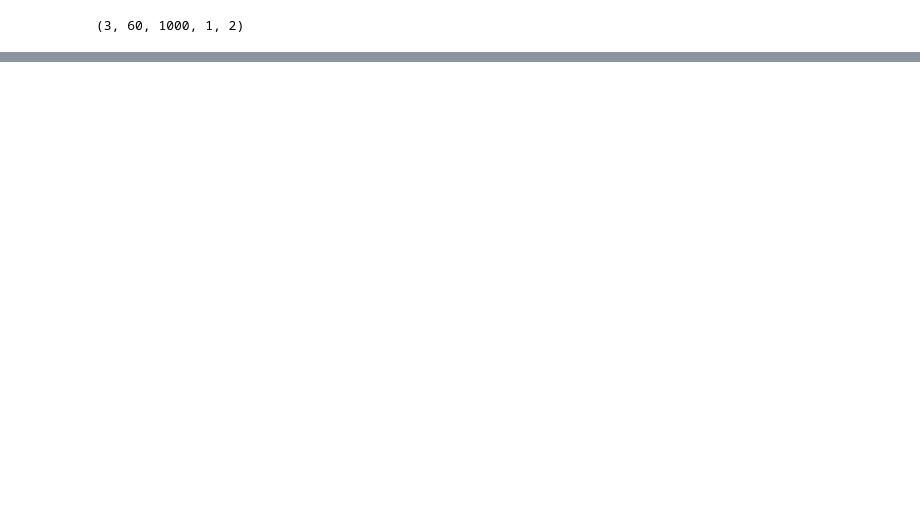
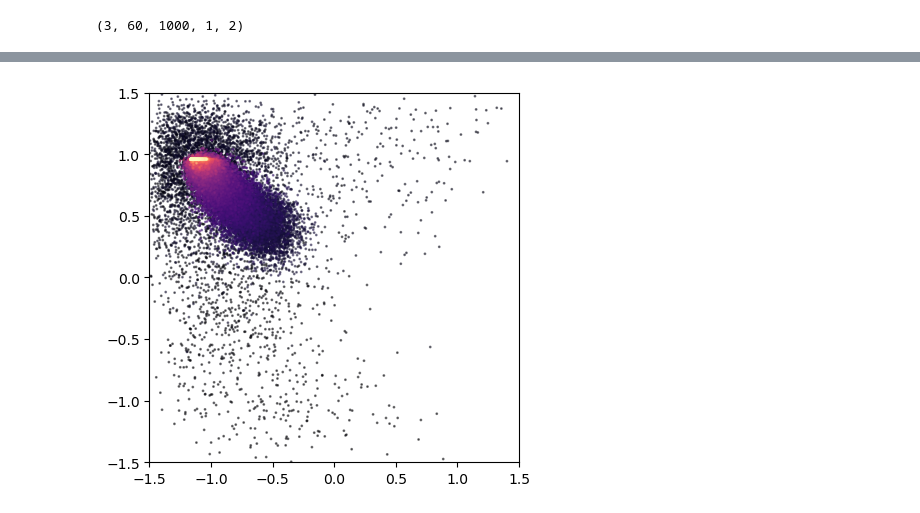
Before and after one commit to AtharvSuryawanshi/Dual_Pathway_RL_songbird, a Jupyter notebook: Figures/Figure_7.ipynb, the cells around one changed output, grey strips where cells are left out. Cells and saved outputs as stored; diff of their text form; code cells hidden in the pictures; blank space fills up the shorter version.

```diff
--- a/Figures/Figure_7.ipynb
+++ b/Figures/Figure_7.ipynb
@@ -559,0 +768,15 @@ array([[ 0.01050036, -0.06615912]])
+# %%
+lesion_type = 0
+day_i = 0
+day_j = 60
+
+x = actions_array[lesion_type,day_i:day_j,:,:,0].flatten()
+y = actions_array[lesion_type,day_i:day_j,:,:,1].flatten()
+c = np.arange(x.shape[0])
+
+plt.scatter(x, y, s=1, c=c, cmap='magma', alpha=0.5)
+plt.ylim(-1.5, 1.5)
+plt.xlim(-1.5, 1.5)
+plt.gca().set_aspect('equal', adjustable='box')
+# %% [output]
+[figure, added]
```
Also changed, not shown: parts of 13 cells of this notebook, 5 other files.
